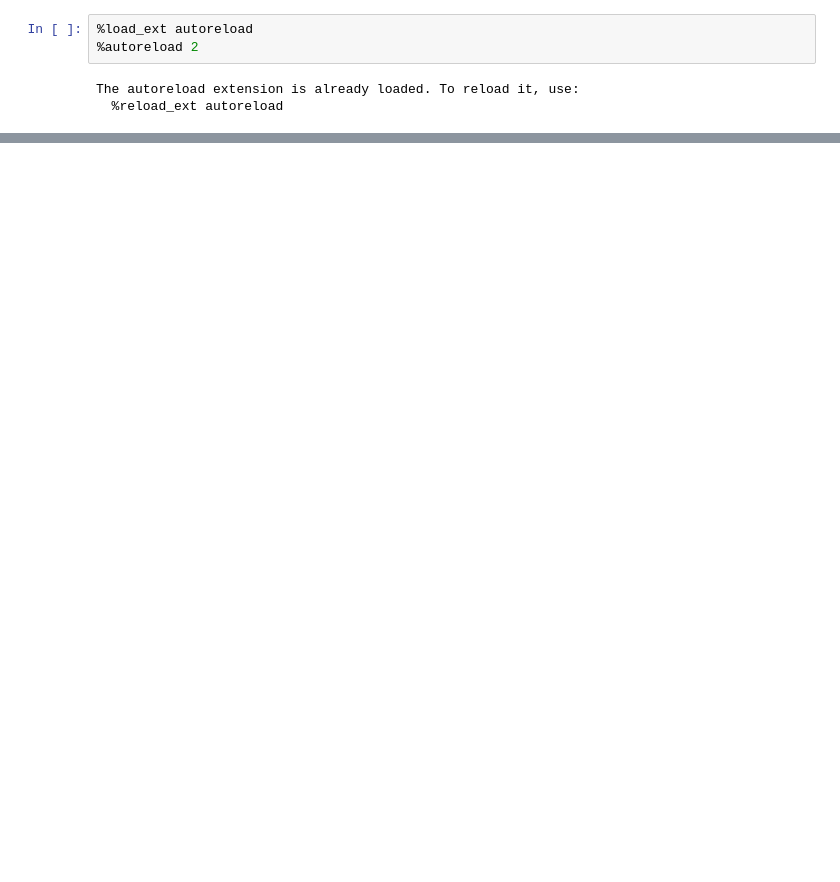
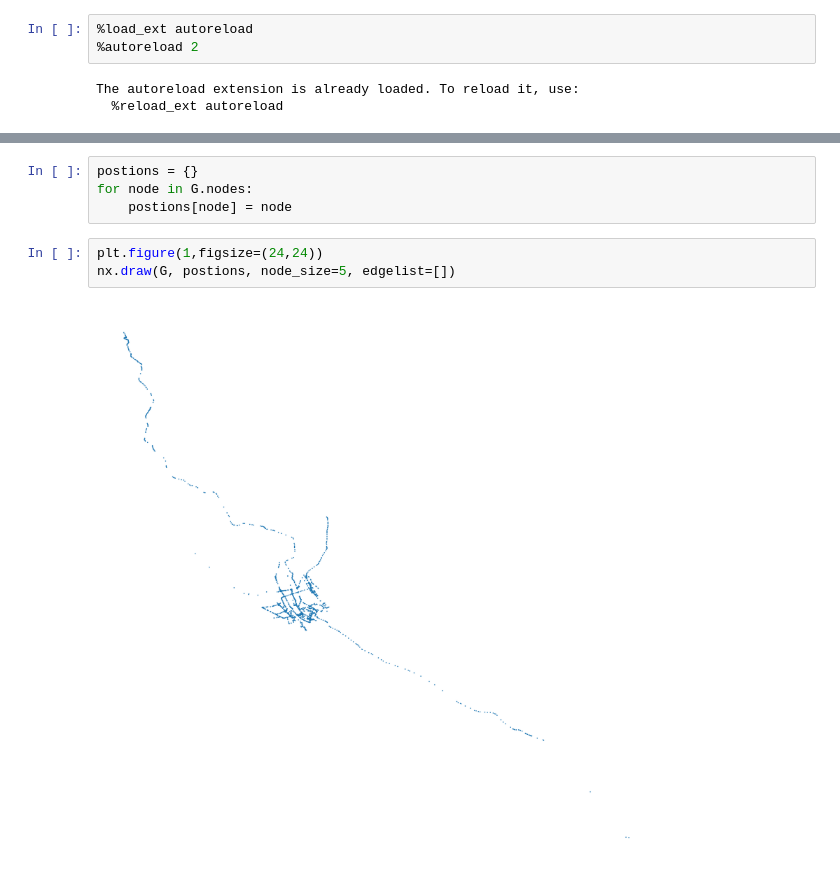
Before and after one commit to bartekpacia/cyc.ly, a Jupyter notebook: algo/experiments/wykres.ipynb, the cells around one changed output, grey strips where cells are left out. Cells and saved outputs as stored; diff of their text form; blank space fills up the shorter version.

```diff
--- a/algo/experiments/wykres.ipynb
+++ b/algo/experiments/wykres.ipynb
@@ -70,0 +100,9 @@ plt.show()
+# %%
+postions = {}
+for node in G.nodes:
+    postions[node] = node
+# %%
+plt.figure(1,figsize=(24,24))
+nx.draw(G, postions, node_size=5, edgelist=[])
+# %% [output]
+[figure, added]
```
Also changed, not shown: parts of 7 cells of this notebook, 1 other file.
